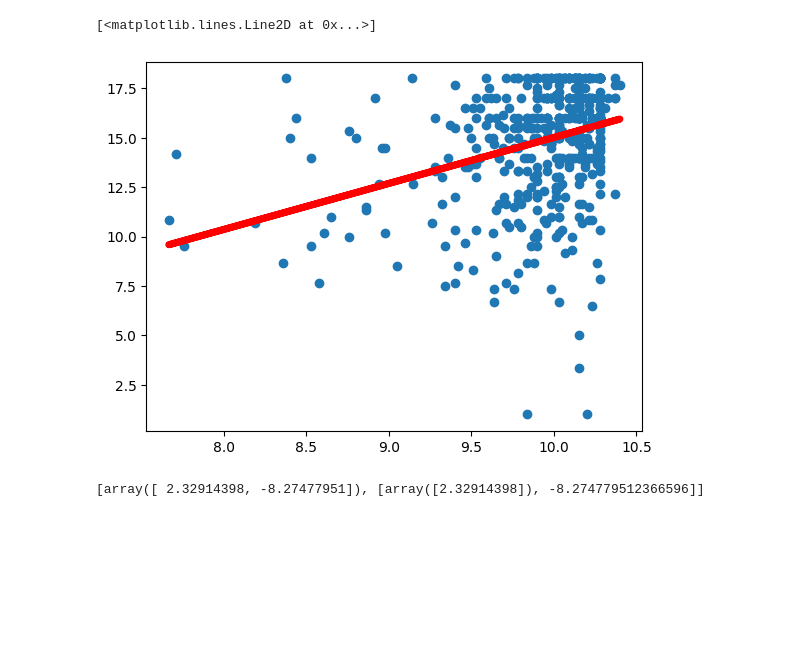
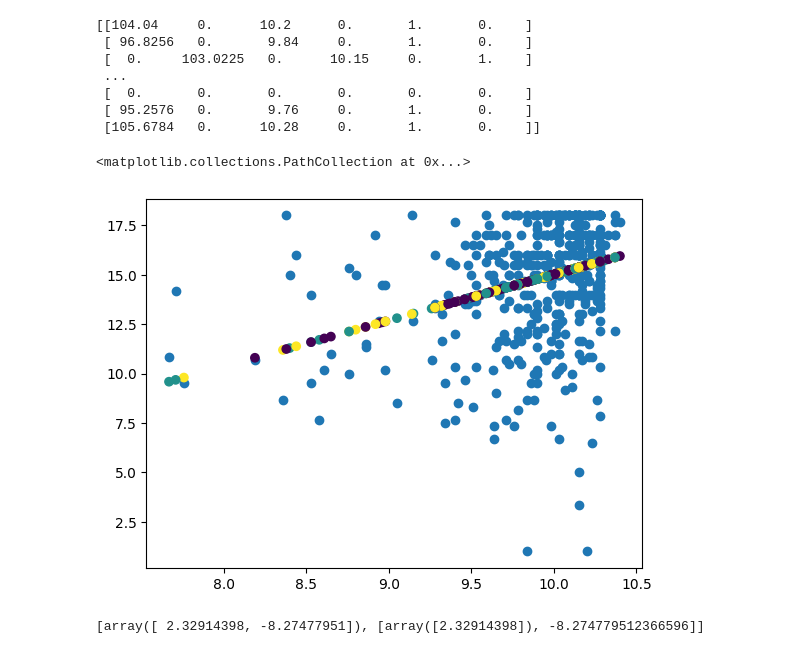
Before and after one commit to YoungWu559/CS320S26, a Jupyter notebook: W9/regression.ipynb, the cells around one changed output. Cells and saved outputs as stored; diff of their text form; code cells hidden in the pictures; blank space fills up the shorter version.

```diff
--- a/W9/regression.ipynb
+++ b/W9/regression.ipynb
@@ -11,6 +11,7 @@ data = pandas.read_csv("Grades.csv")
 data = data[(data != 0).all(axis = 1)]
 x = data["Quiz"]
 y = data["Exam"]
-plt.scatter(x, y)
+z = data["Section"]
+plt.scatter(x, y, c = z)
 # %% [output]
 <matplotlib.collections.PathCollection at 0x...>
@@ -18,13 +19,22 @@ plt.scatter(x, y)
 # %%
 reg = sklearn.linear_model.LinearRegression()
-x_mat = numpy.reshape(x, (-1, 1))
+x_mat = numpy.vstack([x ** 2 * (z == 1), x ** 2 * (z == 2),x * (z == 1), x * (z == 2), z == 1, z == 2]).T
+print(x_mat)
+x_mat = x.values.reshape(-1, 1)
 reg.fit(x_mat, y)
 y_pred = reg.predict(x_mat)
 plt.scatter(x, y)
-plt.plot(x, y_pred, linewidth = 5, color = "red")
+plt.scatter(x, y_pred, c = z)
 # %% [output]
-[<matplotlib.lines.Line2D at 0x...>]
+[[104.04     0.      10.2      0.       1.       0.    ]
+ [ 96.8256   0.       9.84     0.       1.       0.    ]
+ [  0.     103.0225   0.      10.15     0.       1.    ]
+ ...
+ [  0.       0.       0.       0.       0.       0.    ]
+ [ 95.2576   0.       9.76     0.       1.       0.    ]
+ [105.6784   0.      10.28     0.       1.       0.    ]]
+<matplotlib.collections.PathCollection at 0x...>
-[figure, old version]
+[figure, new version]
 # %%
 x_design = numpy.transpose(numpy.vstack([x, [1] * len(x)]))
 w = scipy.linalg.lstsq(x_design, y)
```
Also changed, not shown: parts of 2 cells of this notebook, 6 other files.
